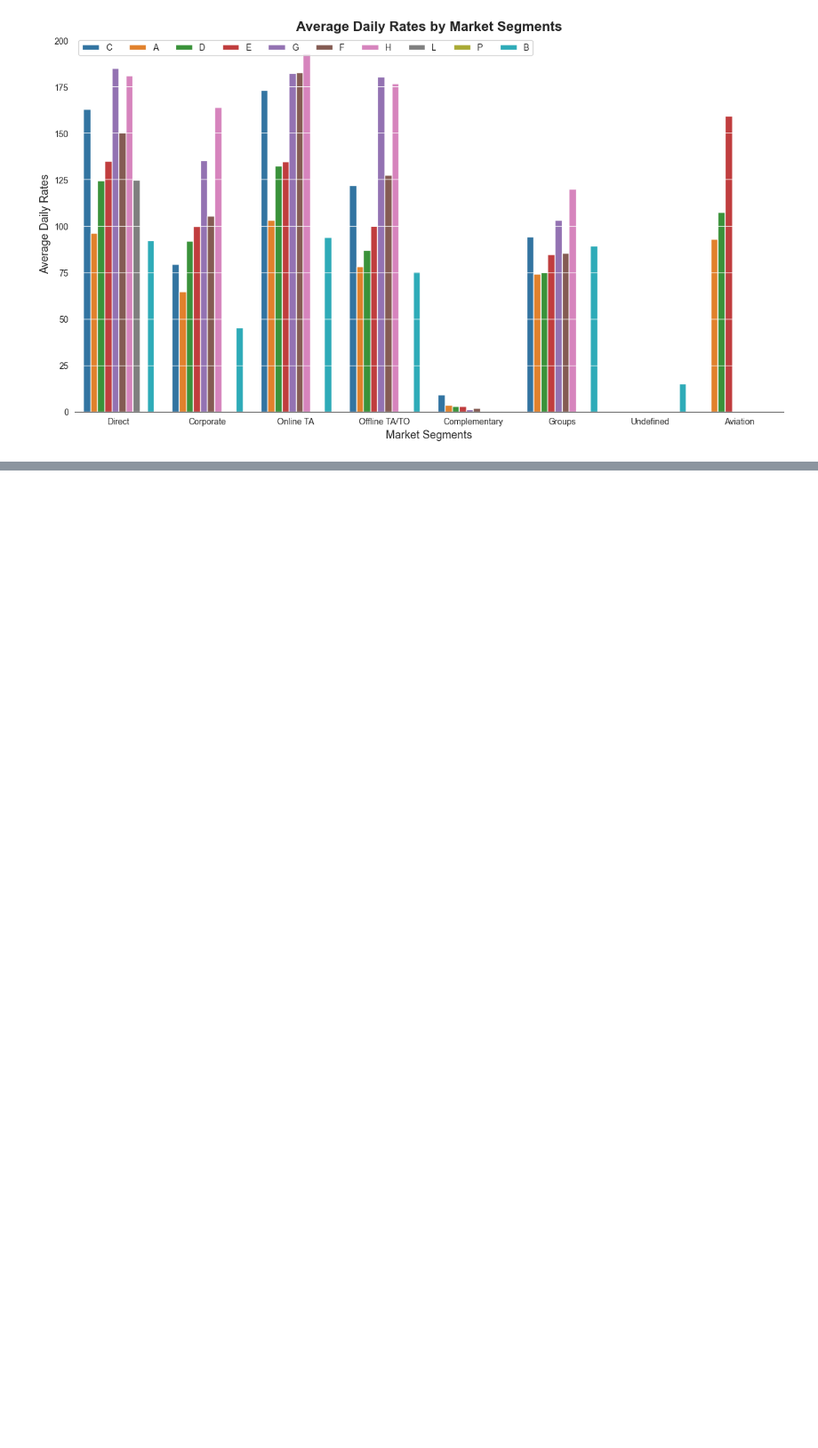
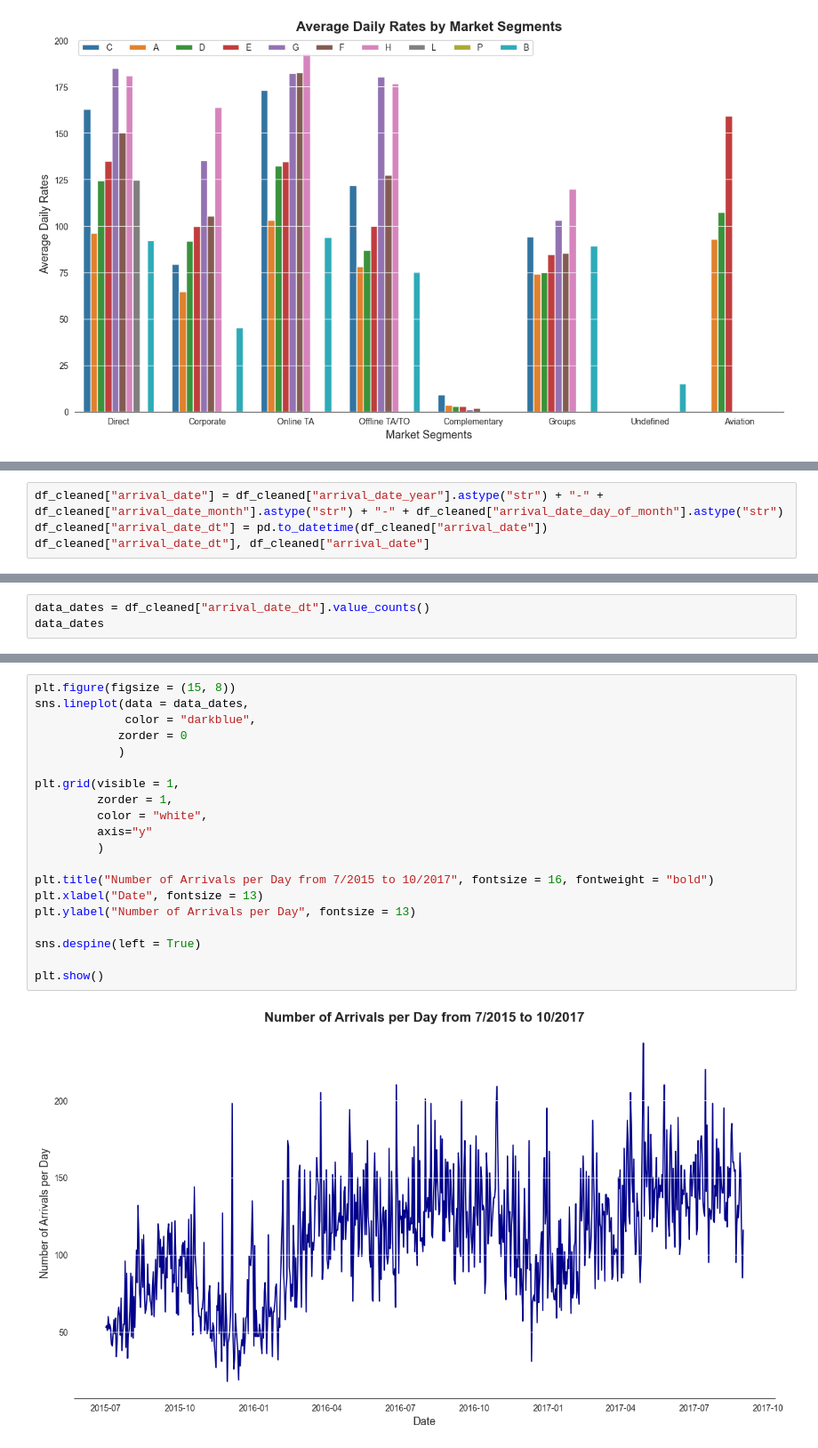
Before and after one commit to tolstoj48/hotel-booking, a Jupyter notebook: hotelbooking.ipynb, the cells around one changed output, grey strips where cells are left out. Shown at 89% size. Saved outputs shown, nothing was run; the diff lists cells and outputs as text; blank space fills up the shorter version.

Commit message:
Number of arrivals by date added.

```diff
--- a/hotelbooking.ipynb
+++ b/hotelbooking.ipynb
@@ -315,0 +336,4 @@ plt.show()
+# %%
+df_cleaned["arrival_date"] = df_cleaned["arrival_date_year"].astype("str") + "-" + df_cleaned["arrival_date_month"].astype("str") + "-" + df_cleaned["arrival_date_day_of_month"].astype("str")
+df_cleaned["arrival_date_dt"] = pd.to_datetime(df_cleaned["arrival_date"])
+df_cleaned["arrival_date_dt"], df_cleaned["arrival_date"]
@@ -315,0 +358,3 @@ plt.show()
+# %%
+data_dates = df_cleaned["arrival_date_dt"].value_counts()
+data_dates
@@ -315,0 +392,22 @@ plt.show()
+# %%
+plt.figure(figsize = (15, 8))
+sns.lineplot(data = data_dates,
+             color = "darkblue",
+            zorder = 0
+            )
+
+plt.grid(visible = 1,
+         zorder = 1,
+         color = "white",
+         axis="y"
+         )
+
+plt.title("Number of Arrivals per Day from 7/2015 to 10/2017", fontsize = 16, fontweight = "bold")
+plt.xlabel("Date", fontsize = 13)
+plt.ylabel("Number of Arrivals per Day", fontsize = 13)
+
+sns.despine(left = True)
+
+plt.show()
+# %% [output]
+[figure, added]
```
Also changed, not shown: parts of 9 cells of this notebook.
